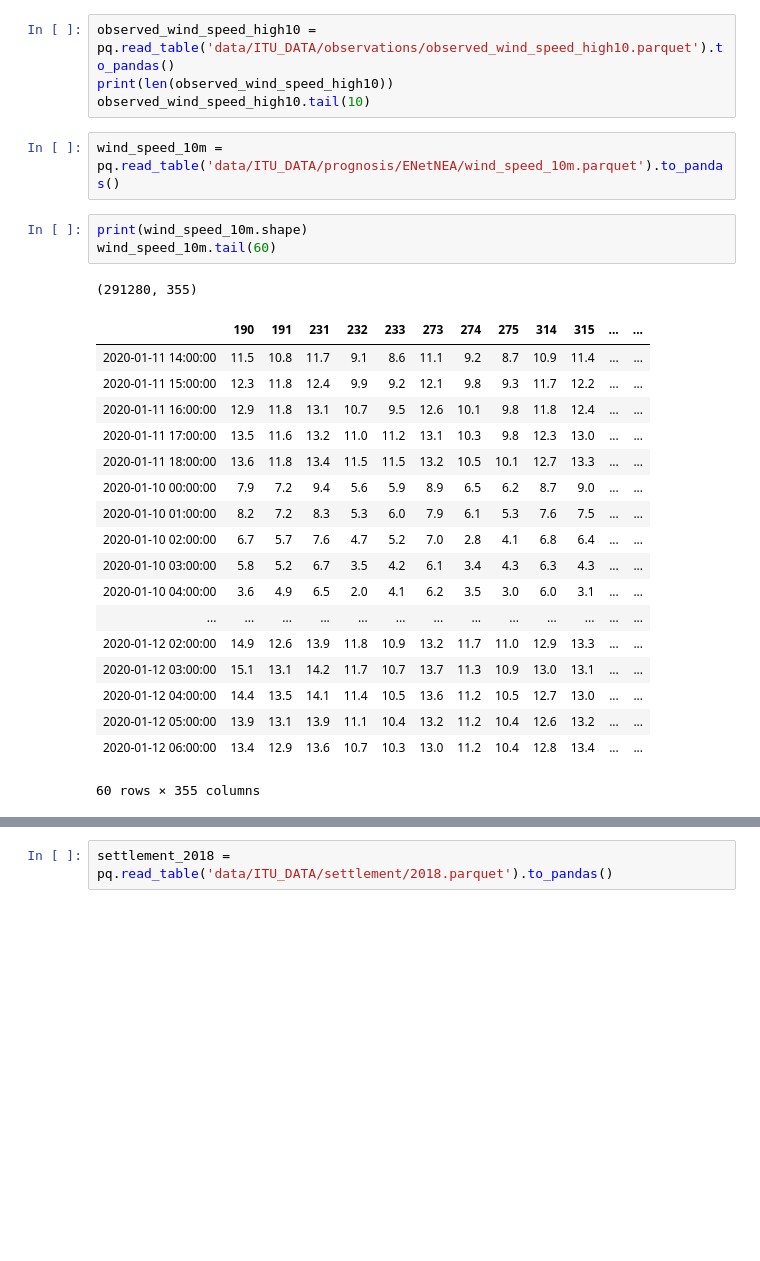
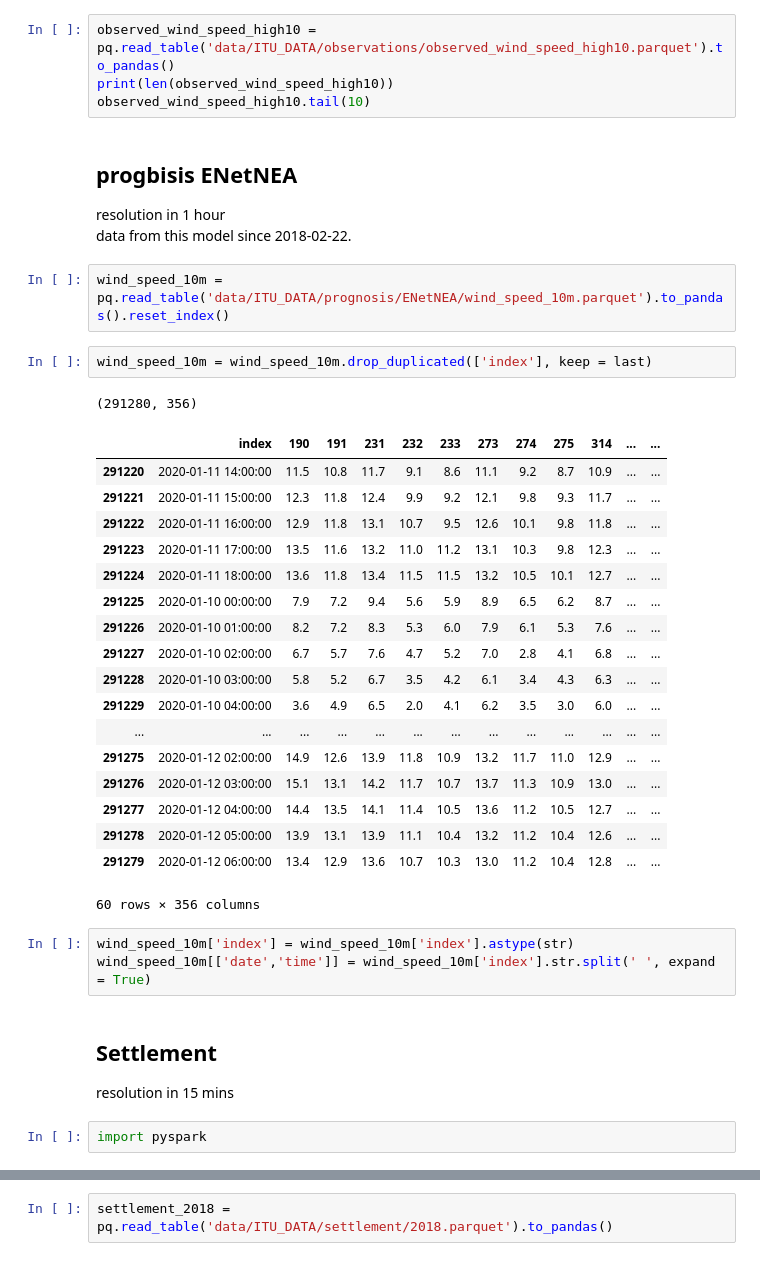
Before and after one commit to sevewing/WindmillPrediction, a Jupyter notebook: preprocessing.ipynb, the cells around one changed output, grey strips where cells are left out. Cells and saved outputs as stored; diff of their text form; blank space fills up the shorter version.

Commit message:
change to pyspark

```diff
--- a/preprocessing.ipynb
+++ b/preprocessing.ipynb
@@ -227,28 +254,39 @@ observed_pressure.tail(10)
 observed_wind_speed_high10 = pq.read_table('data/ITU_DATA/observations/observed_wind_speed_high10.parquet').to_pandas()
 print(len(observed_wind_speed_high10))
 observed_wind_speed_high10.tail(10)
+# %% [markdown]
+## progbisis ENetNEA
+resolution in 1 hour
+data from this model since 2018-02-22.
 # %%
-wind_speed_10m = pq.read_table('data/ITU_DATA/prognosis/ENetNEA/wind_speed_10m.parquet').to_pandas()
+wind_speed_10m = pq.read_table('data/ITU_DATA/prognosis/ENetNEA/wind_speed_10m.parquet').to_pandas().reset_index()
-# %%
-print(wind_speed_10m.shape)
-wind_speed_10m.tail(60)
-# %% [output]
-(291280, 355)
-|  | 190 | 191 | 231 | 232 | 233 | 273 | 274 | 275 | 314 | 315 | ... | ... |
-| 2020-01-11 14:00:00 | 11.5 | 10.8 | 11.7 | 9.1 | 8.6 | 11.1 | 9.2 | 8.7 | 10.9 | 11.4 | ... | ... |
-| 2020-01-11 15:00:00 | 12.3 | 11.8 | 12.4 | 9.9 | 9.2 | 12.1 | 9.8 | 9.3 | 11.7 | 12.2 | ... | ... |
-| 2020-01-11 16:00:00 | 12.9 | 11.8 | 13.1 | 10.7 | 9.5 | 12.6 | 10.1 | 9.8 | 11.8 | 12.4 | ... | ... |
-| 2020-01-11 17:00:00 | 13.5 | 11.6 | 13.2 | 11.0 | 11.2 | 13.1 | 10.3 | 9.8 | 12.3 | 13.0 | ... | ... |
-| 2020-01-11 18:00:00 | 13.6 | 11.8 | 13.4 | 11.5 | 11.5 | 13.2 | 10.5 | 10.1 | 12.7 | 13.3 | ... | ... |
-| 2020-01-10 00:00:00 | 7.9 | 7.2 | 9.4 | 5.6 | 5.9 | 8.9 | 6.5 | 6.2 | 8.7 | 9.0 | ... | ... |
-| 2020-01-10 01:00:00 | 8.2 | 7.2 | 8.3 | 5.3 | 6.0 | 7.9 | 6.1 | 5.3 | 7.6 | 7.5 | ... | ... |
-| 2020-01-10 02:00:00 | 6.7 | 5.7 | 7.6 | 4.7 | 5.2 | 7.0 | 2.8 | 4.1 | 6.8 | 6.4 | ... | ... |
-| 2020-01-10 03:00:00 | 5.8 | 5.2 | 6.7 | 3.5 | 4.2 | 6.1 | 3.4 | 4.3 | 6.3 | 4.3 | ... | ... |
-| 2020-01-10 04:00:00 | 3.6 | 4.9 | 6.5 | 2.0 | 4.1 | 6.2 | 3.5 | 3.0 | 6.0 | 3.1 | ... | ... |
-| ... | ... | ... | ... | ... | ... | ... | ... | ... | ... | ... | ... | ... |
-| 2020-01-12 02:00:00 | 14.9 | 12.6 | 13.9 | 11.8 | 10.9 | 13.2 | 11.7 | 11.0 | 12.9 | 13.3 | ... | ... |
-| 2020-01-12 03:00:00 | 15.1 | 13.1 | 14.2 | 11.7 | 10.7 | 13.7 | 11.3 | 10.9 | 13.0 | 13.1 | ... | ... |
-| 2020-01-12 04:00:00 | 14.4 | 13.5 | 14.1 | 11.4 | 10.5 | 13.6 | 11.2 | 10.5 | 12.7 | 13.0 | ... | ... |
-| 2020-01-12 05:00:00 | 13.9 | 13.1 | 13.9 | 11.1 | 10.4 | 13.2 | 11.2 | 10.4 | 12.6 | 13.2 | ... | ... |
-| 2020-01-12 06:00:00 | 13.4 | 12.9 | 13.6 | 10.7 | 10.3 | 13.0 | 11.2 | 10.4 | 12.8 | 13.4 | ... | ... |
-60 rows × 355 columns
+# %%
+wind_speed_10m = wind_speed_10m.drop_duplicated(['index'], keep = last)
+# %% [output]
+(291280, 356)
+|  | index | 190 | 191 | 231 | 232 | 233 | 273 | 274 | 275 | 314 | ... | ... |
+| 291220 | 2020-01-11 14:00:00 | 11.5 | 10.8 | 11.7 | 9.1 | 8.6 | 11.1 | 9.2 | 8.7 | 10.9 | ... | ... |
+| 291221 | 2020-01-11 15:00:00 | 12.3 | 11.8 | 12.4 | 9.9 | 9.2 | 12.1 | 9.8 | 9.3 | 11.7 | ... | ... |
+| 291222 | 2020-01-11 16:00:00 | 12.9 | 11.8 | 13.1 | 10.7 | 9.5 | 12.6 | 10.1 | 9.8 | 11.8 | ... | ... |
+| 291223 | 2020-01-11 17:00:00 | 13.5 | 11.6 | 13.2 | 11.0 | 11.2 | 13.1 | 10.3 | 9.8 | 12.3 | ... | ... |
+| 291224 | 2020-01-11 18:00:00 | 13.6 | 11.8 | 13.4 | 11.5 | 11.5 | 13.2 | 10.5 | 10.1 | 12.7 | ... | ... |
+| 291225 | 2020-01-10 00:00:00 | 7.9 | 7.2 | 9.4 | 5.6 | 5.9 | 8.9 | 6.5 | 6.2 | 8.7 | ... | ... |
+| 291226 | 2020-01-10 01:00:00 | 8.2 | 7.2 | 8.3 | 5.3 | 6.0 | 7.9 | 6.1 | 5.3 | 7.6 | ... | ... |
+| 291227 | 2020-01-10 02:00:00 | 6.7 | 5.7 | 7.6 | 4.7 | 5.2 | 7.0 | 2.8 | 4.1 | 6.8 | ... | ... |
+| 291228 | 2020-01-10 03:00:00 | 5.8 | 5.2 | 6.7 | 3.5 | 4.2 | 6.1 | 3.4 | 4.3 | 6.3 | ... | ... |
+| 291229 | 2020-01-10 04:00:00 | 3.6 | 4.9 | 6.5 | 2.0 | 4.1 | 6.2 | 3.5 | 3.0 | 6.0 | ... | ... |
+| ... | ... | ... | ... | ... | ... | ... | ... | ... | ... | ... | ... | ... |
+| 291275 | 2020-01-12 02:00:00 | 14.9 | 12.6 | 13.9 | 11.8 | 10.9 | 13.2 | 11.7 | 11.0 | 12.9 | ... | ... |
+| 291276 | 2020-01-12 03:00:00 | 15.1 | 13.1 | 14.2 | 11.7 | 10.7 | 13.7 | 11.3 | 10.9 | 13.0 | ... | ... |
+| 291277 | 2020-01-12 04:00:00 | 14.4 | 13.5 | 14.1 | 11.4 | 10.5 | 13.6 | 11.2 | 10.5 | 12.7 | ... | ... |
+| 291278 | 2020-01-12 05:00:00 | 13.9 | 13.1 | 13.9 | 11.1 | 10.4 | 13.2 | 11.2 | 10.4 | 12.6 | ... | ... |
+| 291279 | 2020-01-12 06:00:00 | 13.4 | 12.9 | 13.6 | 10.7 | 10.3 | 13.0 | 11.2 | 10.4 | 12.8 | ... | ... |
+60 rows × 356 columns
+# %%
+wind_speed_10m['index'] = wind_speed_10m['index'].astype(str)
+wind_speed_10m[['date','time']] = wind_speed_10m['index'].str.split(' ', expand = True)
+# %% [markdown]
+## Settlement
+resolution in 15 mins
+# %%
+import pyspark
```
Also changed, not shown: parts of 57 cells of this notebook, 3 other files.
